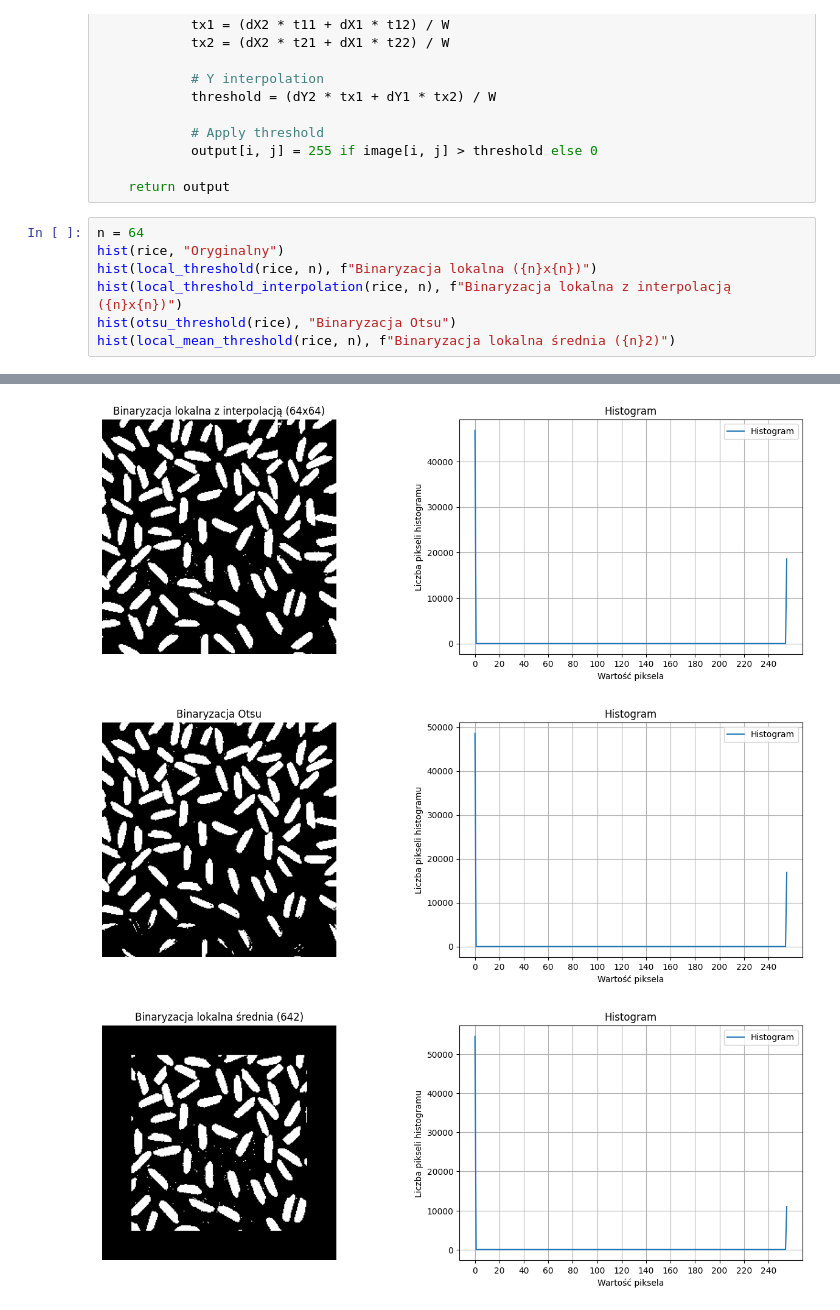
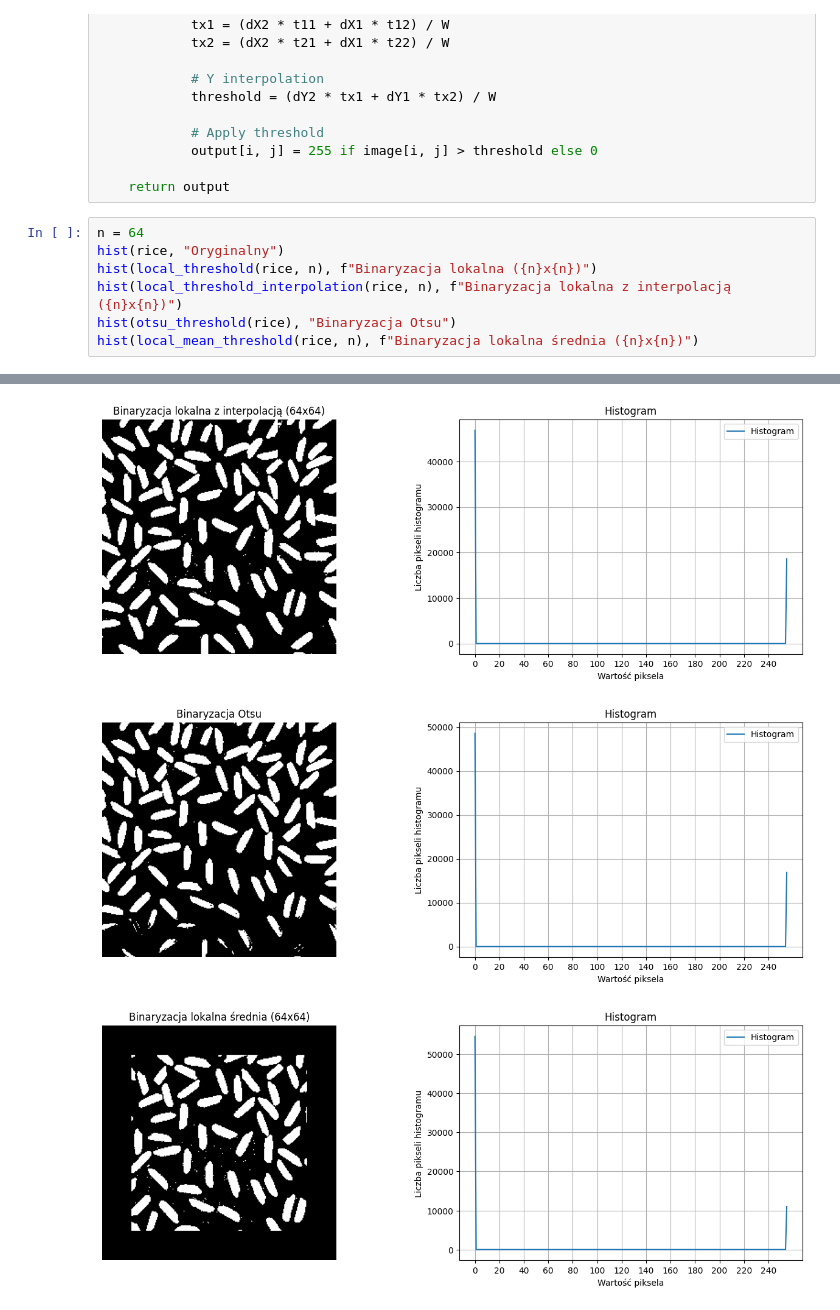
Before and after one commit to rmesek/wcpo-agh-2024, a Jupyter notebook: lab4/04_thresholding_hw.ipynb, the cells around one changed output, grey strips where cells are left out. Cells and saved outputs as stored; diff of their text form.

```diff
--- a/lab4/04_thresholding_hw.ipynb
+++ b/lab4/04_thresholding_hw.ipynb
@@ -286,13 +286,13 @@ def local_threshold_interpolation(image, window_size):
 # %%
 n = 64
 hist(rice, "Oryginalny")
 hist(local_threshold(rice, n), f"Binaryzacja lokalna ({n}x{n})")
 hist(local_threshold_interpolation(rice, n), f"Binaryzacja lokalna z interpolacją ({n}x{n})")
 hist(otsu_threshold(rice), "Binaryzacja Otsu")
-hist(local_mean_threshold(rice, n), f"Binaryzacja lokalna średnia ({n}2)")
+hist(local_mean_threshold(rice, n), f"Binaryzacja lokalna średnia ({n}x{n})")
 # %% [output]
 [figure]
 [figure]
 [figure]
 [figure]
-[figure, old version]
+[figure, new version]
```
